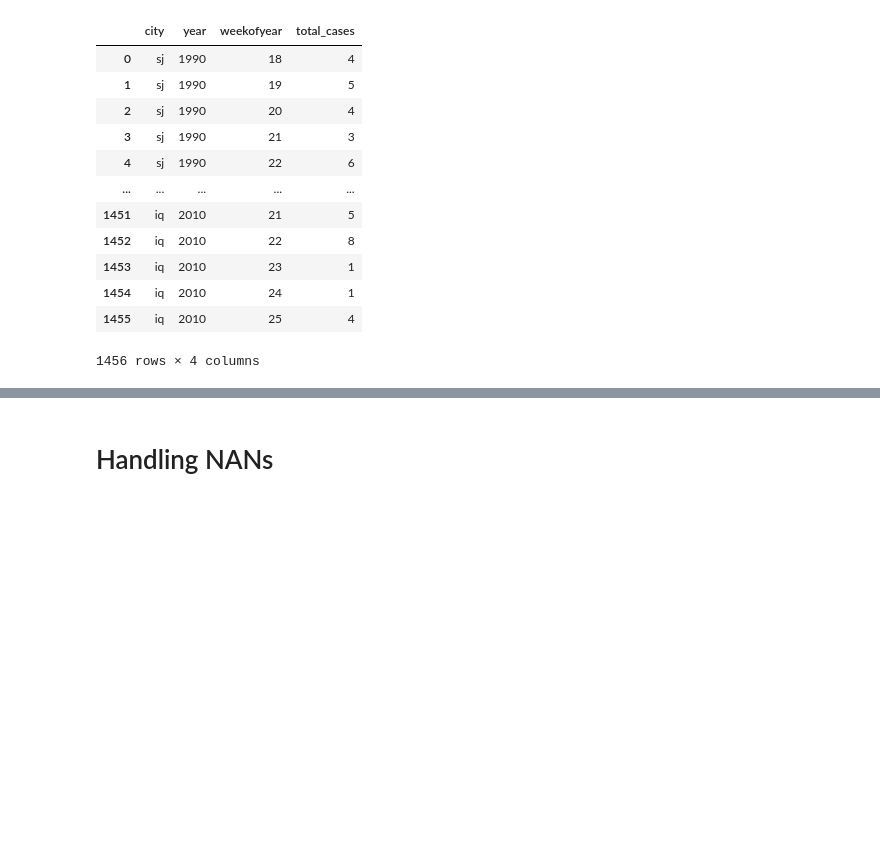
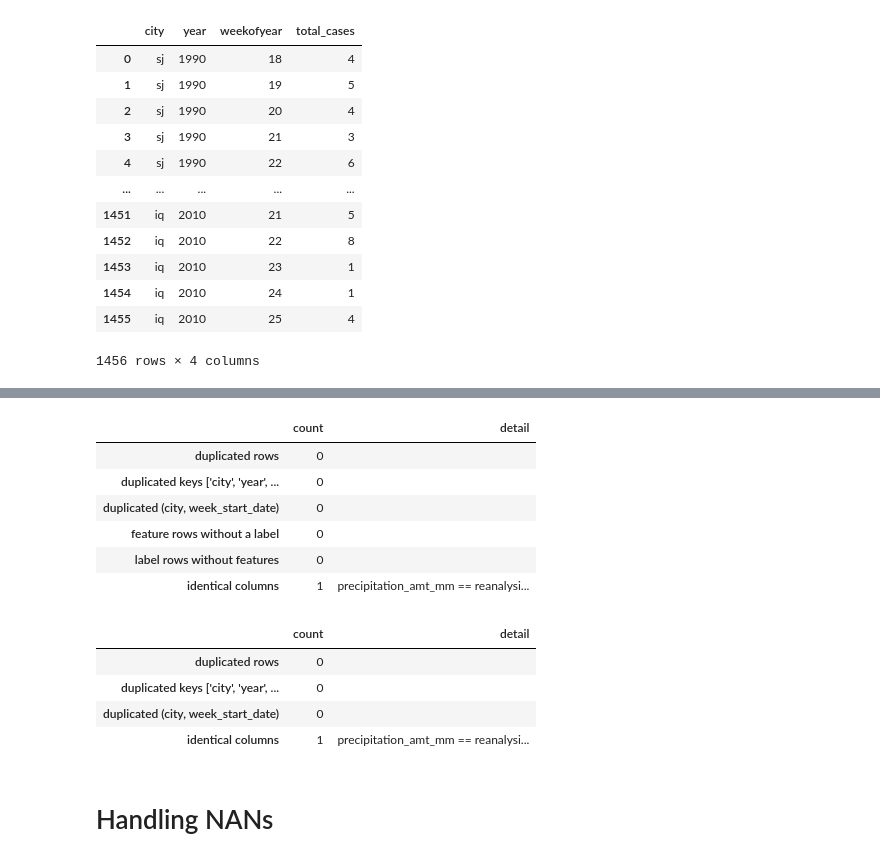
Before and after one commit to nurdauletakhanov/dengai-coursework, a Jupyter notebook: DengAI_notebook.ipynb, the cells around one changed output, grey strips where cells are left out. Cells and saved outputs as stored; diff of their text form; code cells hidden in the pictures; blank space fills up the shorter version.

```diff
--- a/DengAI_notebook.ipynb
+++ b/DengAI_notebook.ipynb
@@ -97,3 +105,20 @@ df_train_labels
+# %%
+# One row per check. Everything is zero except the copied rainfall column.
+display(ev.duplicate_report(df_train_features, df_train_labels))
+display(ev.duplicate_report(df_test_features))
+# %% [output]
+|  | count | detail |
+| duplicated rows | 0 |  |
+| duplicated keys ['city', 'year', ... | 0 |  |
+| duplicated (city, week_start_date) | 0 |  |
+| feature rows without a label | 0 |  |
+| label rows without features | 0 |  |
+| identical columns | 1 | precipitation_amt_mm == reanalysi... |
+|  | count | detail |
+| duplicated rows | 0 |  |
+| duplicated keys ['city', 'year', ... | 0 |  |
+| duplicated (city, week_start_date) | 0 |  |
+| identical columns | 1 | precipitation_amt_mm == reanalysi... |
 # %%
 sj_train_features = df_train_features.query("city == 'sj'").copy()
 sj_train_labels = df_train_labels.query("city == 'sj'").copy()
```
Also changed, not shown: parts of 1 cell of this notebook, 2 other files.
